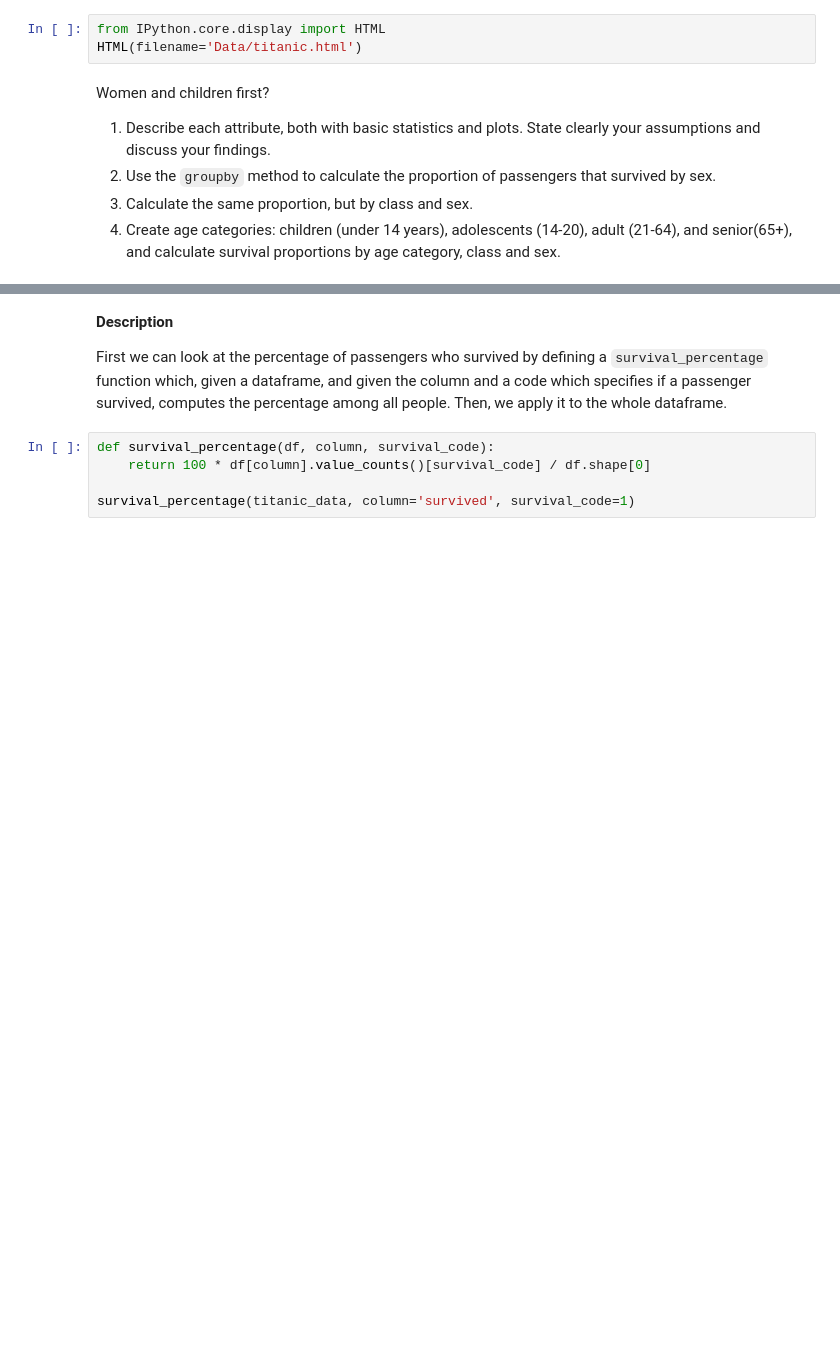
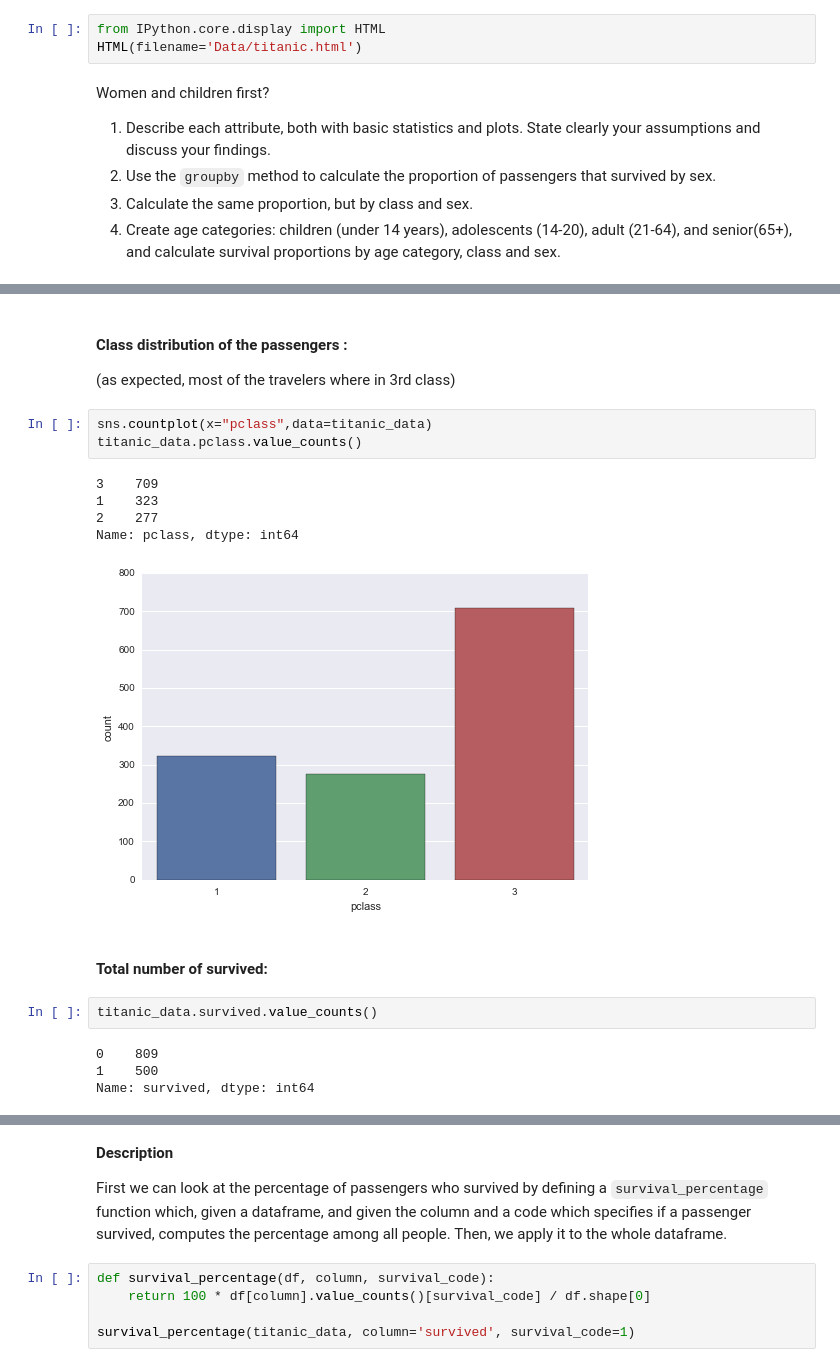
Before and after one commit to mfmotta/tatoule, a Jupyter notebook: 01 - Pandas and Data Wrangling/Data Wrangling with Pandas.ipynb, the cells around one changed output, grey strips where cells are left out. Cells and saved outputs as stored; diff of their text form; blank space fills up the shorter version.

```diff
--- a/01 - Pandas and Data Wrangling/Data Wrangling with Pandas.ipynb
+++ b/01 - Pandas and Data Wrangling/Data Wrangling with Pandas.ipynb
@@ -656,0 +690,20 @@ titanic_data = pd.read_excel('Data/titanic.xls') # loads Titanic data
+# %% [markdown]
+#### Class distribution of the passengers :
+(as expected, most of the travelers where in 3rd class)
+# %%
+sns.countplot(x="pclass",data=titanic_data)
+titanic_data.pclass.value_counts()
+# %% [output]
+3    709
+1    323
+2    277
+Name: pclass, dtype: int64
+[figure, added]
+# %% [markdown]
+#### Total number of survived:
+# %%
+titanic_data.survived.value_counts()
+# %% [output]
+0    809
+1    500
+Name: survived, dtype: int64
```
Also changed, not shown: parts of 35 cells of this notebook.
